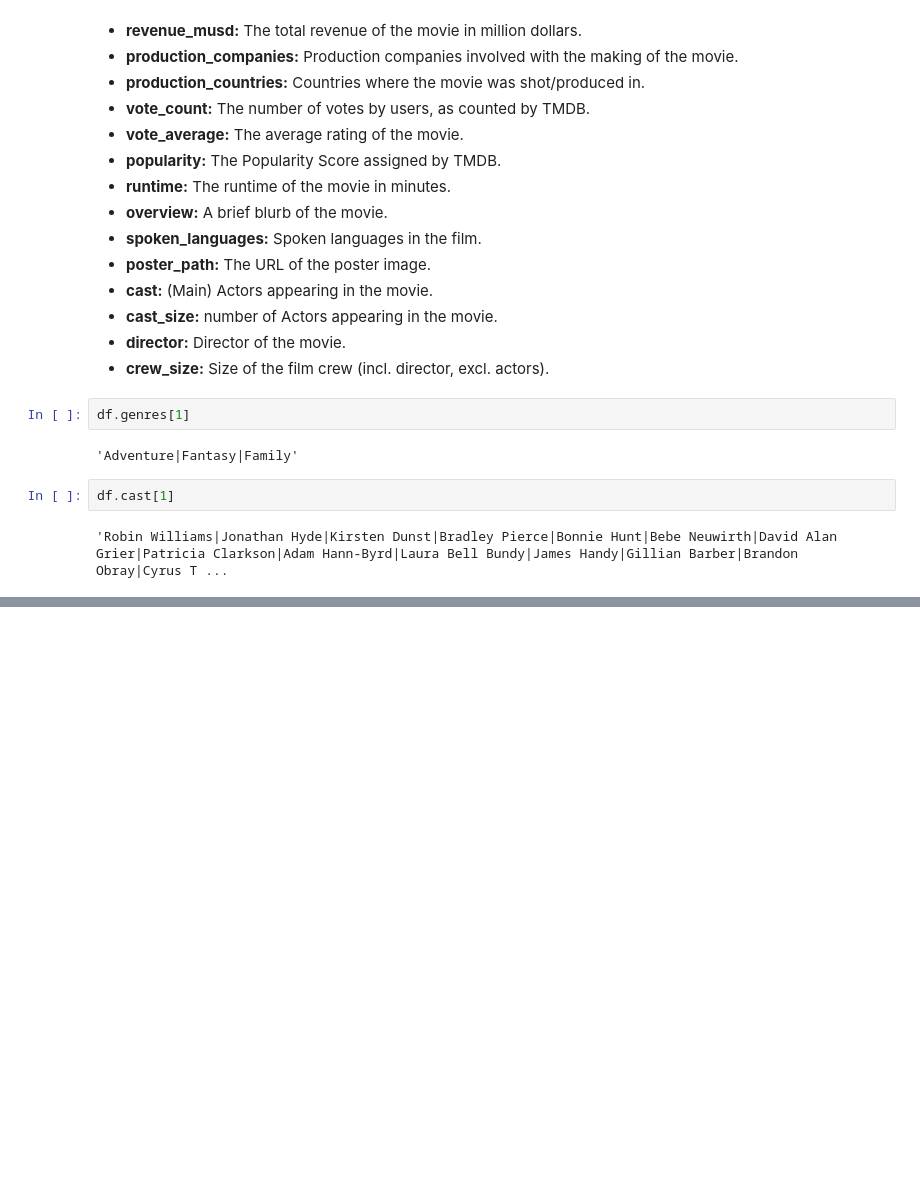
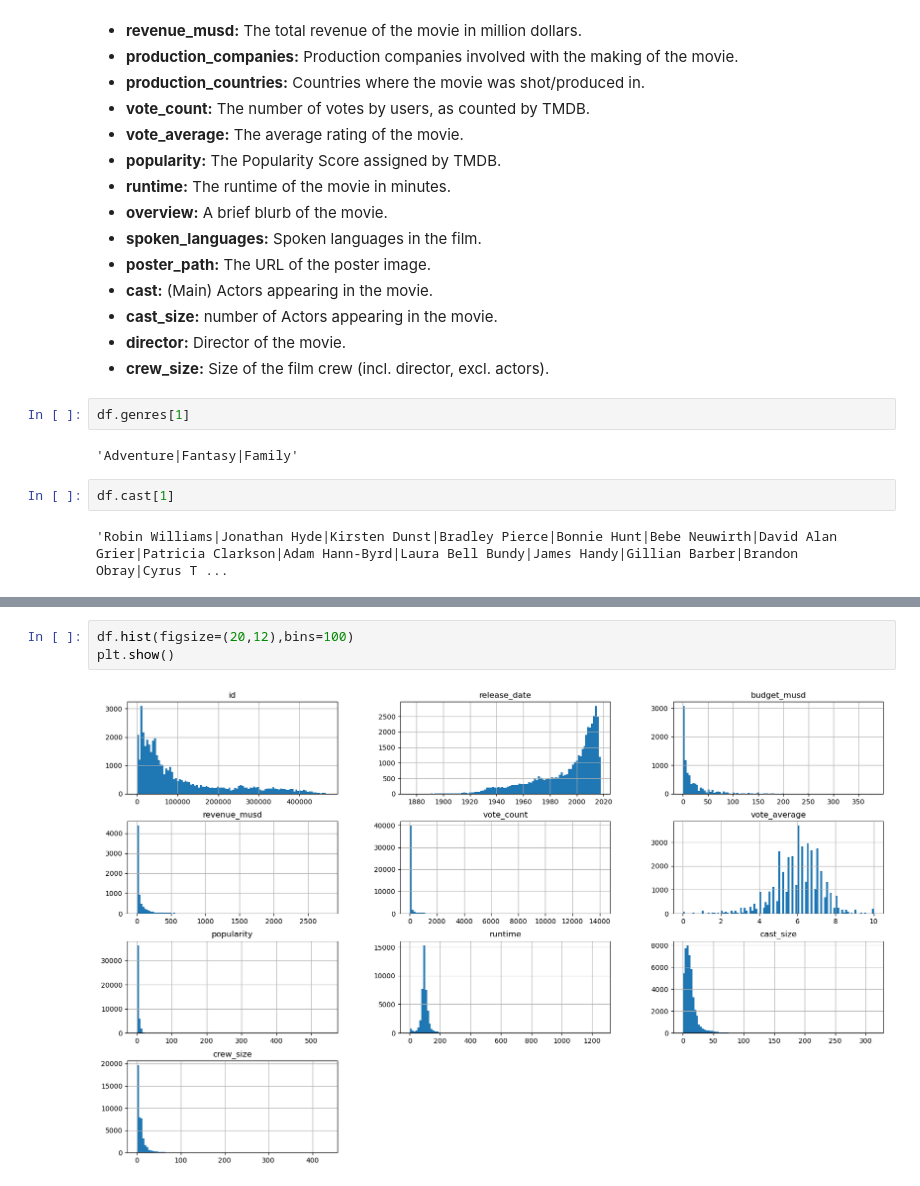
Before and after one commit to sanjip1203/Exploratory-data-analysis-of-movie-dataset, a Jupyter notebook: movie_analysis.ipynb, the cells around one changed output, grey strips where cells are left out. Saved outputs shown, nothing was run; the diff lists cells and outputs as text; blank space fills up the shorter version.

```diff
--- a/movie_analysis.ipynb
+++ b/movie_analysis.ipynb
@@ -75,0 +87,5 @@ ValueError: Single '}' encountered in format string
+# %%
+df.hist(figsize=(20,12),bins=100)
+plt.show()
+# %% [output]
+[figure, added]
```
Also changed, not shown: parts of 46 cells of this notebook, 1 other file.
